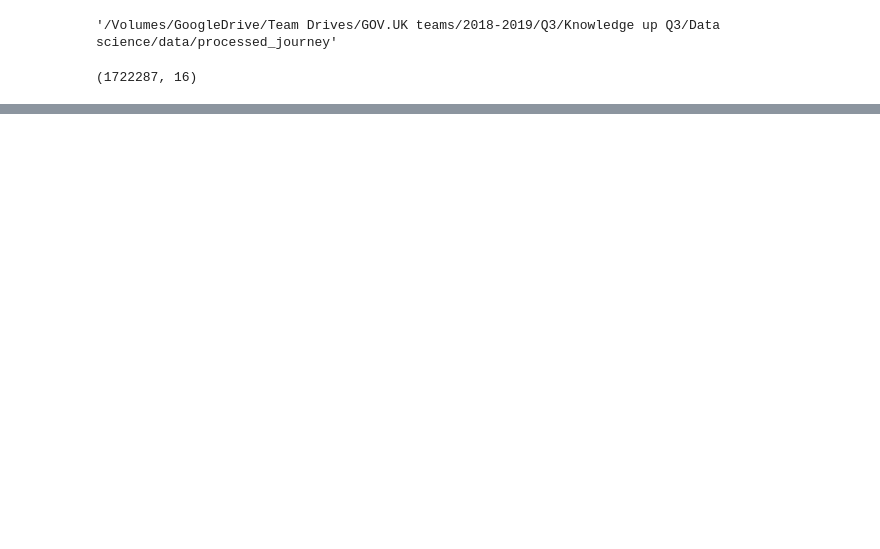
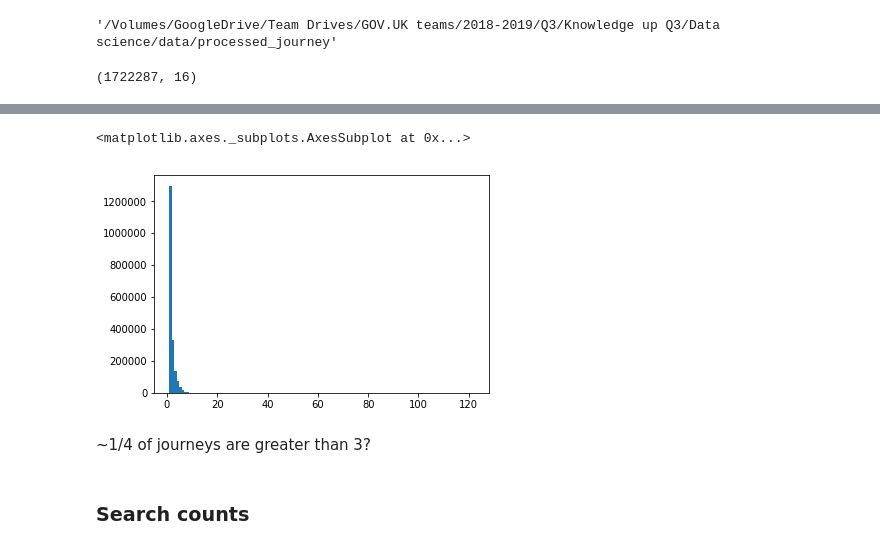
Before and after one commit to alphagov/govuk-network-data, a Jupyter notebook: notebooks/journey_EDA.ipynb, the cells around one changed output, grey strips where cells are left out. Cells and saved outputs as stored; diff of their text form; code cells hidden in the pictures; blank space fills up the shorter version.

```diff
--- a/notebooks/journey_EDA.ipynb
+++ b/notebooks/journey_EDA.ipynb
@@ -93,0 +142,5 @@ Name: contains_search_n, Length: 1722287, dtype: float64
+# %%
+#make a smaller copy of data with only 2 cols ready to make it really looooong
+slim = journeys[['Occurrences','final_page','page_seq_len']].copy()
+#repeat rows for each occurrence
+journey_expanded =  slim.loc[slim.index.repeat(slim['Occurrences'])]
@@ -94,3 +159,12 @@ Name: contains_search_n, Length: 1722287, dtype: float64
+# %%
+journey_expanded['page_seq_len'].hist(bins=122, grid=False)
+# %% [output]
+<matplotlib.axes._subplots.AxesSubplot at 0x...>
+[figure, added]
+# %% [markdown]
+~1/4 of journeys are greater than 3?
+# %% [markdown]
+### Search counts
 # %%
 print("{}/{} ({}%) of journeys contain internal search in their path".format(journeys['contains_search_n'].sum(),
                                                                              journeys['Page_Seq_Occurrences'].sum(),
```
Also changed, not shown: parts of 86 cells of this notebook.
